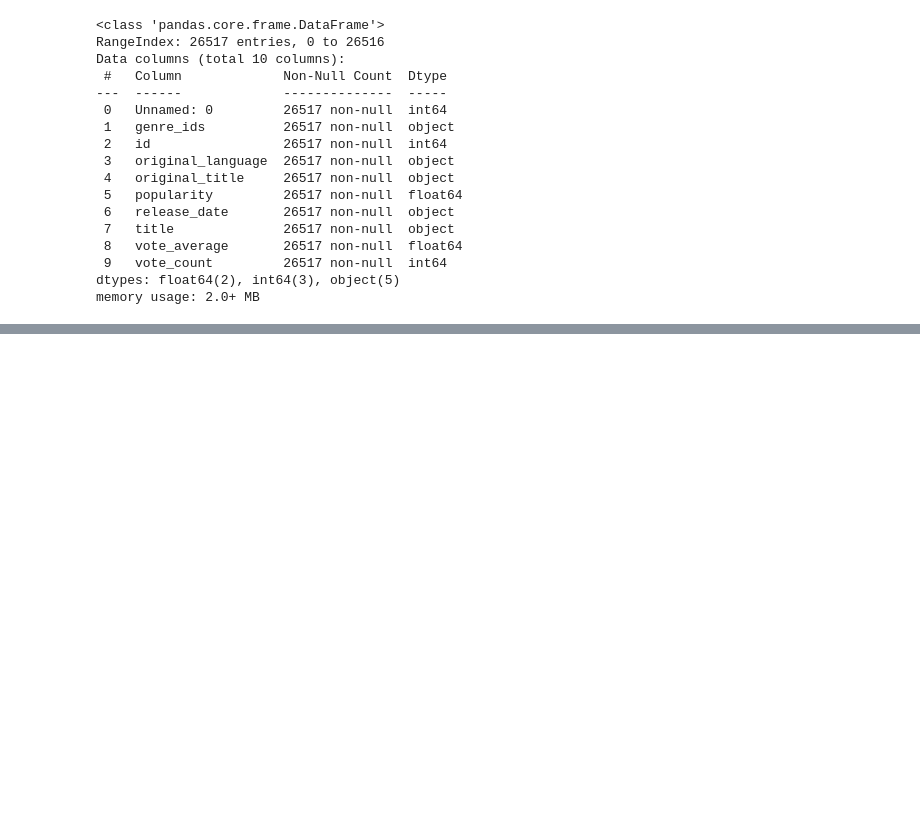
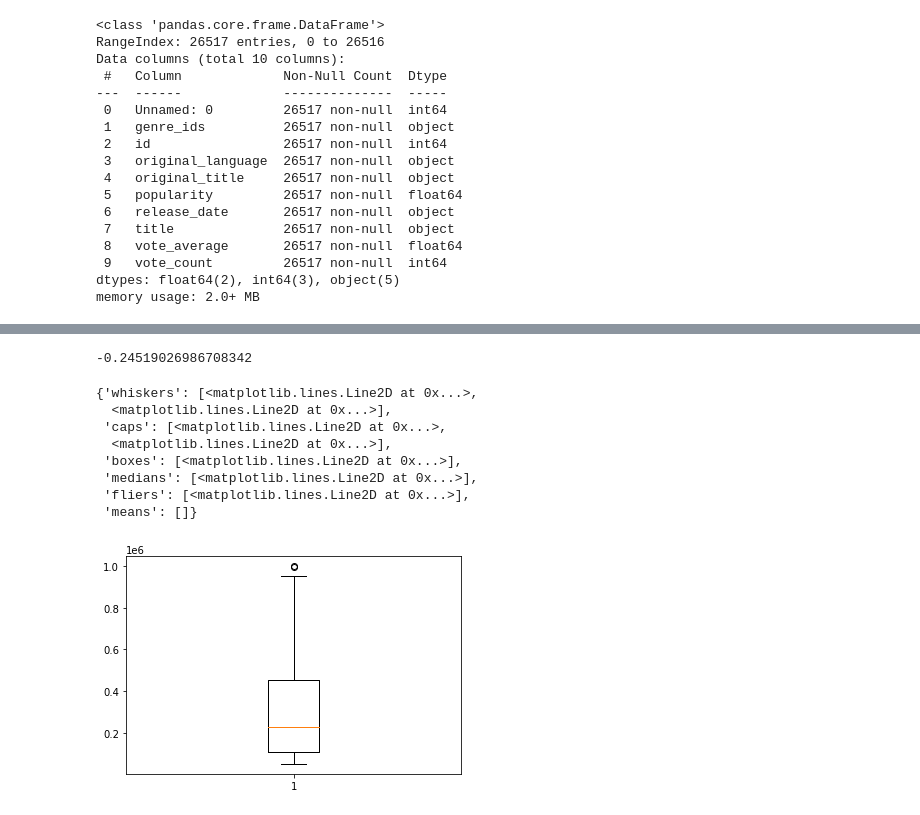
Before and after one commit to AbelO2022/Phase_1_Microsoft_Project, a Jupyter notebook: student.ipynb, the cells around one changed output, grey strips where cells are left out. Cells and saved outputs as stored; diff of their text form; code cells hidden in the pictures; blank space fills up the shorter version.

```diff
--- a/student.ipynb
+++ b/student.ipynb
@@ -85,0 +189,2 @@ memory usage: 2.0+ MB
+# %%
+conn = sqlite3.connect('im.db')
@@ -85,0 +210,11 @@ memory usage: 2.0+ MB
+# %%
+# lets see how many genre do we have do we have
+genres = """
+   SELECT genres
+     FROM movie_basics
+ GROUP BY genres
+
+;
+"""
+data = pd.read_sql(genres ,conn).dropna()
+data.count()
@@ -85,0 +315,18 @@ memory usage: 2.0+ MB
+# %%
+genre_counts = """
+   SELECT genres, sum(numvotes) AS people_viewed, avg(averagerating) as average_rating
+     FROM movie_basics
+     JOIN movie_ratings
+    USING(movie_id)
+ GROUP BY genres
+ HAVING people_viewed between 50000 and 1000000
+ ORDER BY people_viewed
+
+
+
+
+;
+"""
+pd.read_sql(genre_counts, conn)
+data = pd.read_sql(genre_counts, conn).dropna()
+data.describe()
@@ -85,0 +343,16 @@ memory usage: 2.0+ MB
+# %%
+data["average_rating"].corr(data["people_viewed"])
+# %% [output]
+-0.24519026986708342
+# %%
+plt.boxplot(data.people_viewed)
+# %% [output]
+{'whiskers': [<matplotlib.lines.Line2D at 0x...>,
+  <matplotlib.lines.Line2D at 0x...>],
+ 'caps': [<matplotlib.lines.Line2D at 0x...>,
+  <matplotlib.lines.Line2D at 0x...>],
+ 'boxes': [<matplotlib.lines.Line2D at 0x...>],
+ 'medians': [<matplotlib.lines.Line2D at 0x...>],
+ 'fliers': [<matplotlib.lines.Line2D at 0x...>],
+ 'means': []}
+[figure, added]
```
Also changed, not shown: parts of 44 cells of this notebook.
